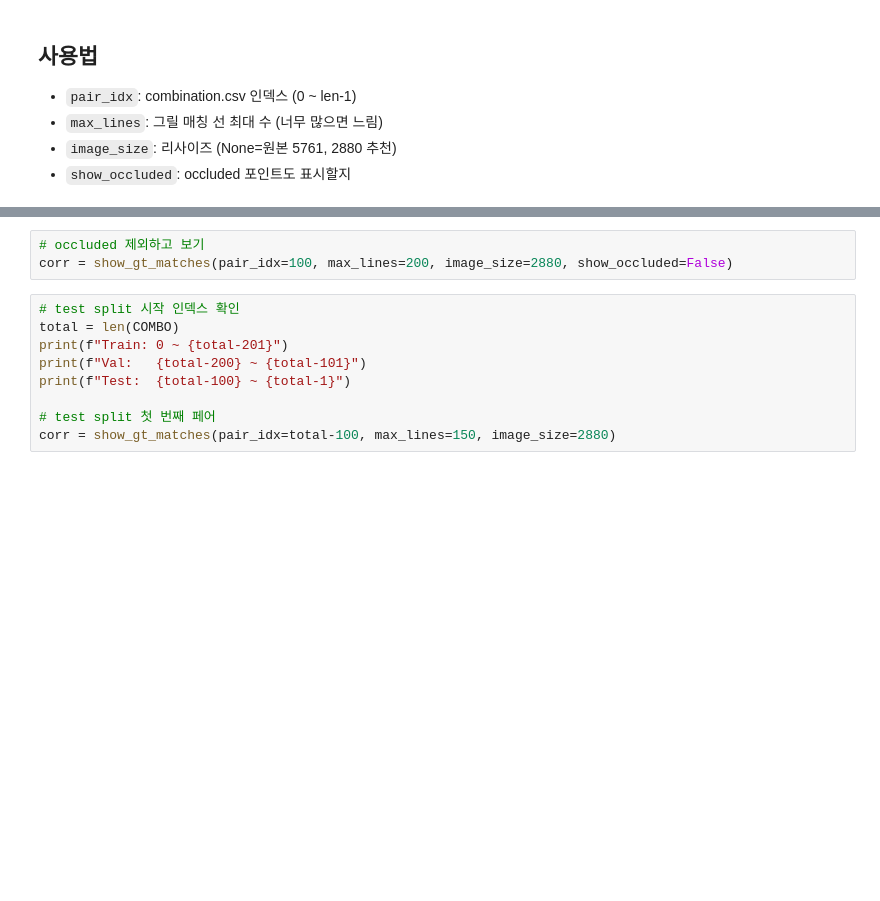
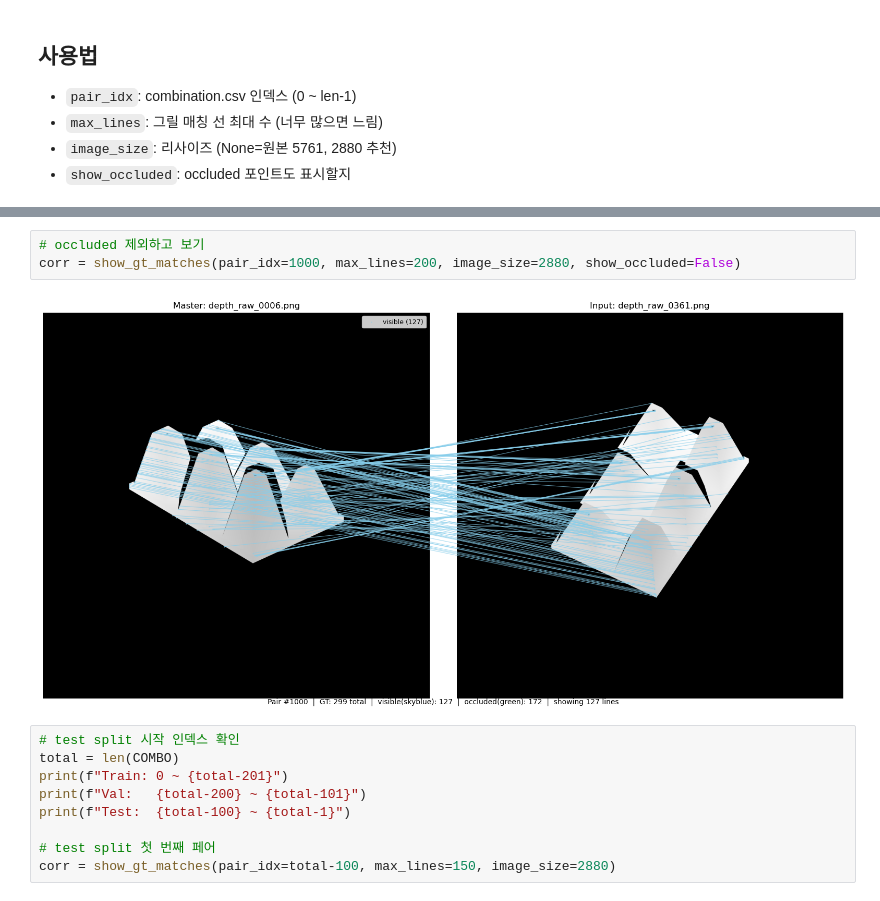
Before and after one commit to HSoo0620/glue-factory_depth, a Jupyter notebook: visualize_gt_matches.ipynb, the cells around one changed output, grey strips where cells are left out. Drawn from its saved outputs; the diff is of its cells as text; blank space fills up the shorter version.

```diff
--- a/visualize_gt_matches.ipynb
+++ b/visualize_gt_matches.ipynb
@@ -136,6 +148,8 @@ corr = show_gt_matches(pair_idx=50, max_lines=150, image_size=2880)
 # %%
 # occluded 제외하고 보기
-corr = show_gt_matches(pair_idx=100, max_lines=200, image_size=2880, show_occluded=False)
+corr = show_gt_matches(pair_idx=1000, max_lines=200, image_size=2880, show_occluded=False)
+# %% [output]
+[figure, added]
 # %%
 # test split 시작 인덱스 확인
 total = len(COMBO)
```
Also changed, not shown: parts of 3 cells of this notebook, 2 other files.
